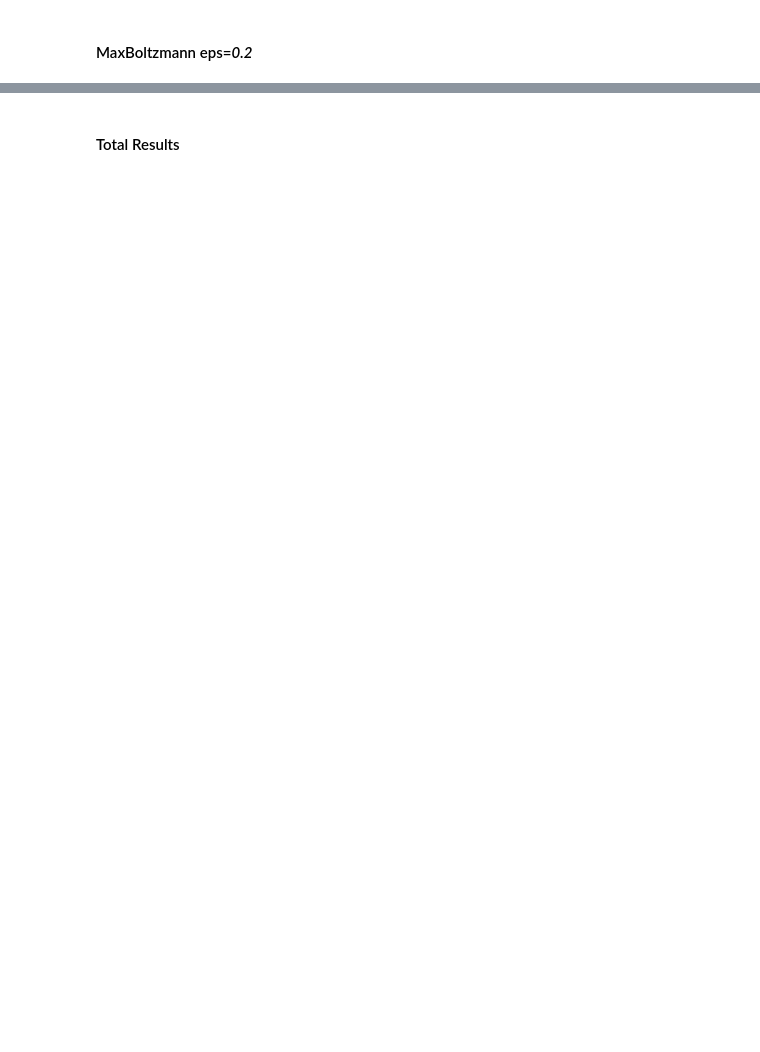
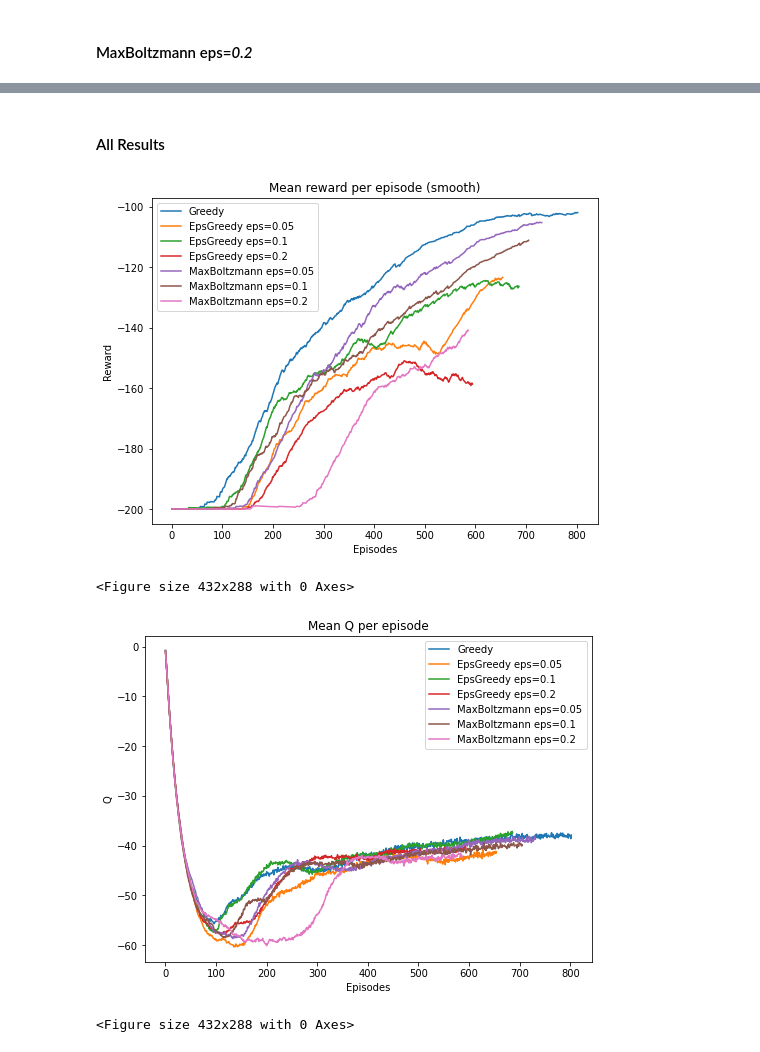
Before and after one commit to agaitanis/msc_dl, a Jupyter notebook: drl/mountain_car.ipynb, the cells around one changed output, grey strips where cells are left out. Saved outputs shown, nothing was run; the diff lists cells and outputs as text; code cells hidden in the pictures; blank space fills up the shorter version.

```diff
--- a/drl/mountain_car.ipynb
+++ b/drl/mountain_car.ipynb
@@ -148,8 +148,8 @@ def plot_results(experiments, prefix=None):
         if prefix is None:
             prefix = experiments[0]
 
-    plt.figure()
-    plt.title('Mean reward per episode')
+    plt.figure(figsize=(8, 6))
+    plt.title('Mean reward per episode (smooth)')
     plt.xlabel('Episodes')
     plt.ylabel('Reward')
     for experiment in experiments:
@@ -158,14 +158,14 @@ def plot_results(experiments, prefix=None):
             results = json.load(f)
         episodes = results['episode']
         rewards = results['episode_reward']
-        # rewards = exponential_smoothing(rewards, 0.01) # FIXME
+        rewards = exponential_smoothing(rewards, 0.01)
         plt.plot(episodes, rewards, label=experiment)
     if len(experiments) > 1:
         plt.legend()
     plt.show()
-    plt.savefig(MAIN_DIR + prefix + '_rewards.jpg')
+    plt.savefig(MAIN_DIR + prefix + '_rewards_smooth.jpg')
 
-    plt.figure()
+    plt.figure(figsize=(8, 6))
     plt.title('Mean Q per episode')
     plt.xlabel('Episodes')
     plt.ylabel('Q')
@@ -232,13 +390,18 @@ plot_results('MaxBoltzmann eps=0.2')
 # %% [markdown]
-#### Total Results
+#### All Results
 # %%
 experiments = [
-               'Greedy'
+               'Greedy',
                'EpsGreedy eps=0.05',
                'EpsGreedy eps=0.1',
                'EpsGreedy eps=0.2',
                'MaxBoltzmann eps=0.05',
                'MaxBoltzmann eps=0.1',
                'MaxBoltzmann eps=0.2',
                ]
-plot_results(experiments)
+plot_results(experiments, 'all_policies_without_noise_')
+# %% [output]
+[figure, added]
+<Figure size 432x288 with 0 Axes>
+[figure, added]
+<Figure size 432x288 with 0 Axes>
```
Also changed, not shown: parts of 16 cells of this notebook, 3 other files.
